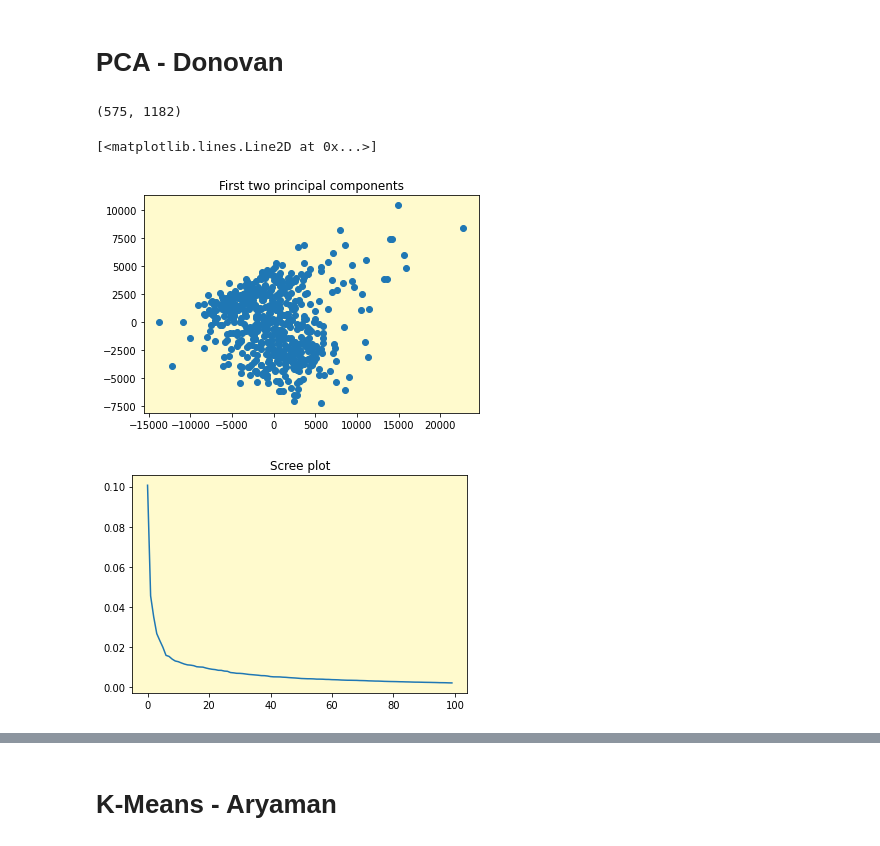
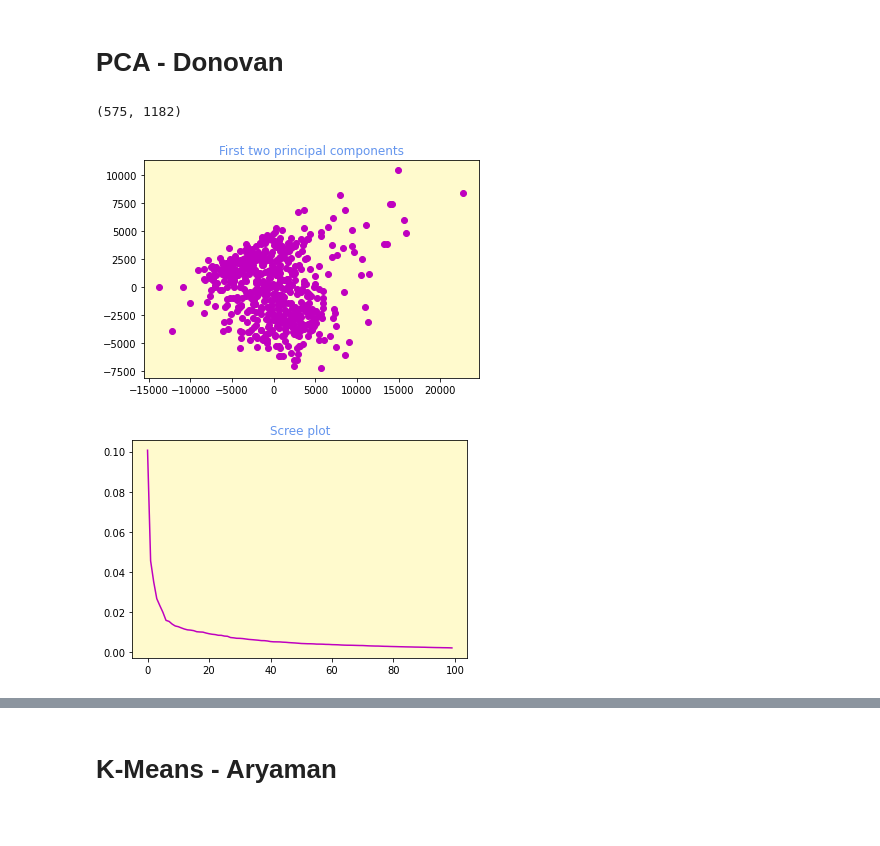
Before and after one commit to alxtyl/118B-FinalProject, a Jupyter notebook: 118B_Final_Project.ipynb, the cells around one changed output, grey strips where cells are left out. Drawn from its saved outputs; the diff is of its cells as text; code cells hidden in the pictures.

```diff
--- a/118B_Final_Project.ipynb
+++ b/118B_Final_Project.ipynb
@@ -393,33 +467,38 @@ f12_df.shape
 # %%
 #wrangling nonsense to get dataframe into a numpy array
 #each formant is concatenated together into the same column
-selectf1 = native_english_speakers_clip[['f1']]
-selectf2 = native_english_speakers_clip[['f2']]
-selectf3 = native_english_speakers_clip[['f3']]
-npself1 = selectf1.to_numpy().reshape((len(selectf1),))
-npself1_2d = np.array(list(npself1))
-npself2 = selectf2.to_numpy().reshape((len(selectf2),))
-npself2_2d = np.array(list(npself2))
-npself3 = selectf3.to_numpy().reshape((len(selectf3),))
-npself3_2d = np.array(list(npself3))
-total_np_data = np.concatenate((npself1_2d, npself2_2d, npself3_2d), axis=1)
+def PCA_plot(df, color = 'm'):
+  selectf1 = df[['f1']]
+  selectf2 = df[['f2']]
+  selectf3 = df[['f3']]
+  npself1 = selectf1.to_numpy().reshape((len(selectf1),))
+  npself1_2d = np.array(list(npself1))
+  npself2 = selectf2.to_numpy().reshape((len(selectf2),))
+  npself2_2d = np.array(list(npself2))
+  npself3 = selectf3.to_numpy().reshape((len(selectf3),))
+  npself3_2d = np.array(list(npself3))
+  total_np_data = np.concatenate((npself1_2d, npself2_2d, npself3_2d), axis=1)
 
-#remove a handful of nan/inf
-total_np_data[~np.isfinite(total_np_data)] = 0
-print(total_np_data.shape)
+  #remove a handful of nan/inf
+  total_np_data[~np.isfinite(total_np_data)] = 0
+  print(total_np_data.shape)
 
 
-pca_var = PCA(n_components=100)
-pca_df = pca_var.fit_transform(total_np_data)
-plt.title("First two principal components")
-plt.scatter(pca_df[:,0], pca_df[:,1])
-plt.figure()
-plt.title("Scree plot")
-plt.plot(pca_var.explained_variance_ratio_)
+  pca_var = PCA(n_components=100)
+  pca_df = pca_var.fit_transform(total_np_data)
+  plt.title("First two principal components")
+  plt.scatter(pca_df[:,0], pca_df[:,1], color = color)
+  plt.figure(color)
+  plt.title("Scree plot")
+  plt.plot(pca_var.explained_variance_ratio_, color)
+
+  return pca_df
+
+pca_df  = PCA_plot(native_english_speakers_clip)
+
 
 #TODO: Use regions for coloring points in the plot, see if there is some structure
 # %% [output]
 (575, 1182)
-[<matplotlib.lines.Line2D at 0x...>]
-[figure, old version]
+[figure, new version]
-[figure, old version]
+[figure, new version]
```
Also changed, not shown: parts of 82 cells of this notebook.
